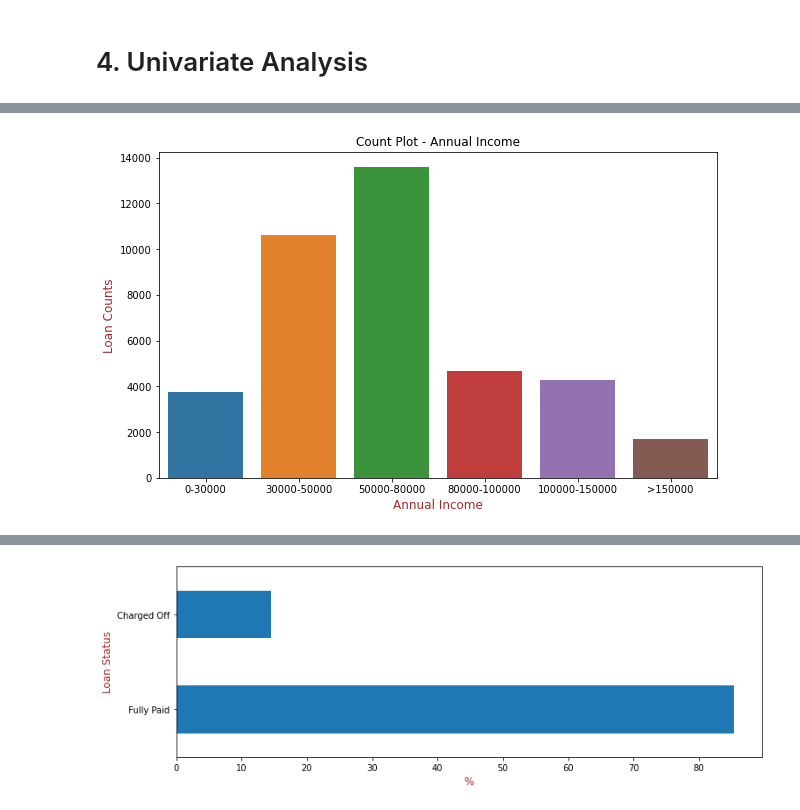
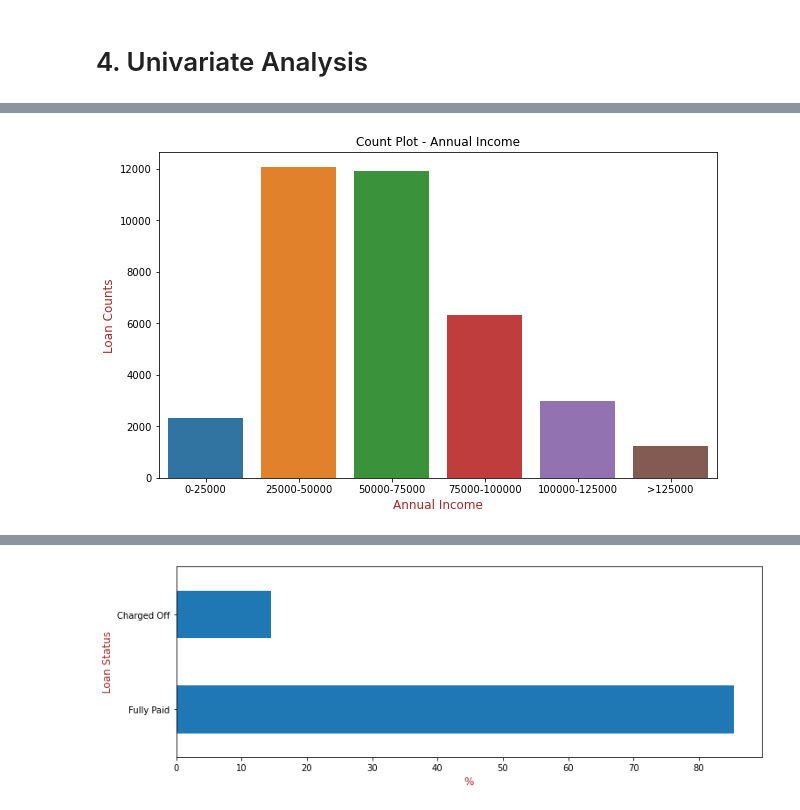
Before and after one commit to bappa-2000/LendingClubCaseStudy, a Jupyter notebook: Sanjay_Saini.ipynb, the cells around one changed output, grey strips where cells are left out. Saved outputs shown, nothing was run; the diff lists cells and outputs as text; code cells hidden in the pictures.

```diff
--- a/Sanjay_Saini.ipynb
+++ b/Sanjay_Saini.ipynb
@@ -207,0 +345,4 @@ loan_all.select_dtypes(include=['object']).head()
+# %%
+loan_all["term"] = loan_all["term"].apply(lambda x: int(x[0:3]))
+
+loan_all.rename(columns={"term":"term_months"}, inplace=True)
@@ -207,0 +366,3 @@ loan_all.select_dtypes(include=['object']).head()
+# %%
+# Replacing XX to blank in Zipcode
+loan_all["emp_length"] = loan_all["emp_length"].apply(lambda x: str(x).replace("years","").replace("year",""))
@@ -349,0 +568,14 @@ Name: annual_inc, dtype: float64
+# %%
+# loan_all = loan_all.drop(columns=["annual_inc_int"], axis=1)
+
+# Calculating IQR for annual_inc
+q1 = loan_all.annual_inc.quantile(0.25)
+q3 = loan_all.annual_inc.quantile(0.75)
+iqr = q3-q1
+print(q1)
+print(q3)
+print(iqr)
+
+# Removing outlier from income Group
+loan_all = loan_all[-(loan_all["annual_inc"]>((iqr*1.5)+q3))]
+loan_all = loan_all[-(loan_all["annual_inc"]<(q1-(iqr*1.5)))]
@@ -350,17 +593,17 @@ Name: annual_inc, dtype: float64
 # %%
 def makeIncomeGroups(x):
-    if x<30000:
-        return "0-30000"
+    if x<25000:
+        return "0-25000"
     elif x<50000:
-        return "30000-50000"
-    elif x<80000:
-        return "50000-80000"
+        return "25000-50000"
+    elif x<75000:
+        return "50000-75000"
     elif x<100000:
-        return "80000-100000"
-    elif x<150000:
-        return "100000-150000"
-    elif x>=150000:
-        return ">150000"
+        return "75000-100000"
+    elif x<125000:
+        return "100000-125000"
+    elif x>=125000:
+        return ">125000"
 
 # Make groups of int_rate.
 loan_all['annual_inc_category'] = loan_all.annual_inc.apply(makeIncomeGroups)
@@ -398,18 +645,18 @@ plt.show()
 # %%
 # #Univariate analysis for Annual Income Ranges
 #Create a count Plot of the Annual Income Ranges
 
 plt.figure(figsize=[10,6])
 sns.countplot(x = 'annual_inc_category', data=loan_all,
-              order = ["0-30000","30000-50000","50000-80000","80000-100000","100000-150000",">150000"])
+              order = ["0-25000","25000-50000","50000-75000","75000-100000","100000-125000",">125000"])
 plt.title('Count Plot - Annual Income')
 plt.xlabel("Annual Income", fontdict={'fontsize': 12, 'fontweight' : 5, 'color' : 'Brown'})
 plt.ylabel("Loan Counts", fontdict={'fontsize': 12, 'fontweight' : 5, 'color' : 'Brown'} )
 plt.show()
 
 # From the count plot below we can deduce that Annual income of customers that are taking loan is around 30k-80k range
 # %% [output]
-[figure, old version]
+[figure, new version]
 # %%
 plt.figure(figsize=[14,4])
 sns.boxplot(x = 'int_rate', data = loan_all, width=8)
```
Also changed, not shown: parts of 52 cells of this notebook.
